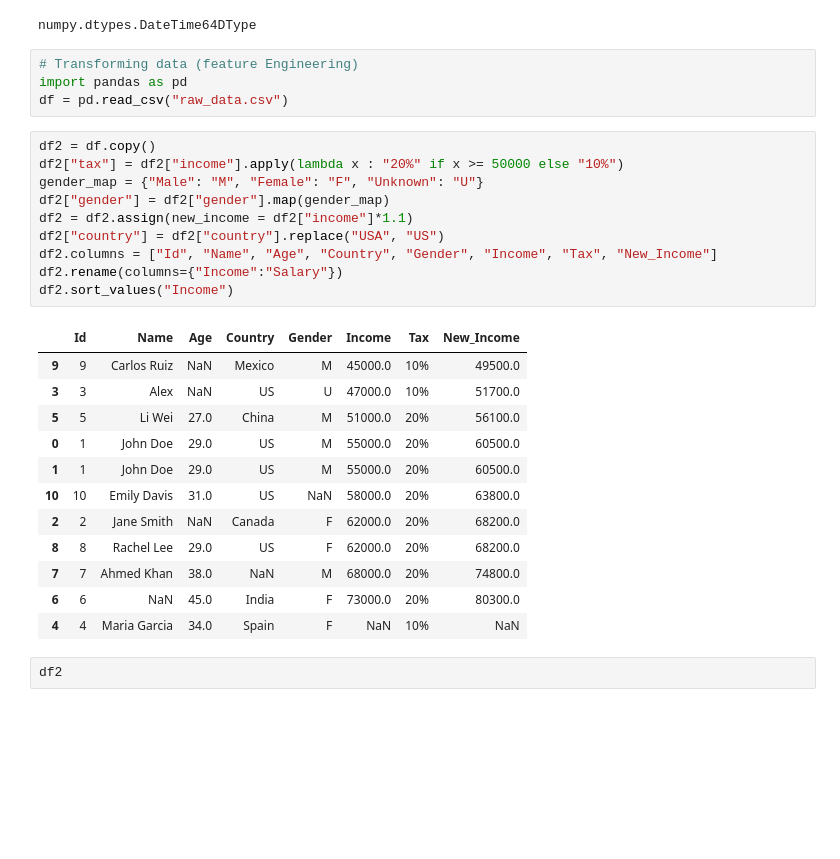
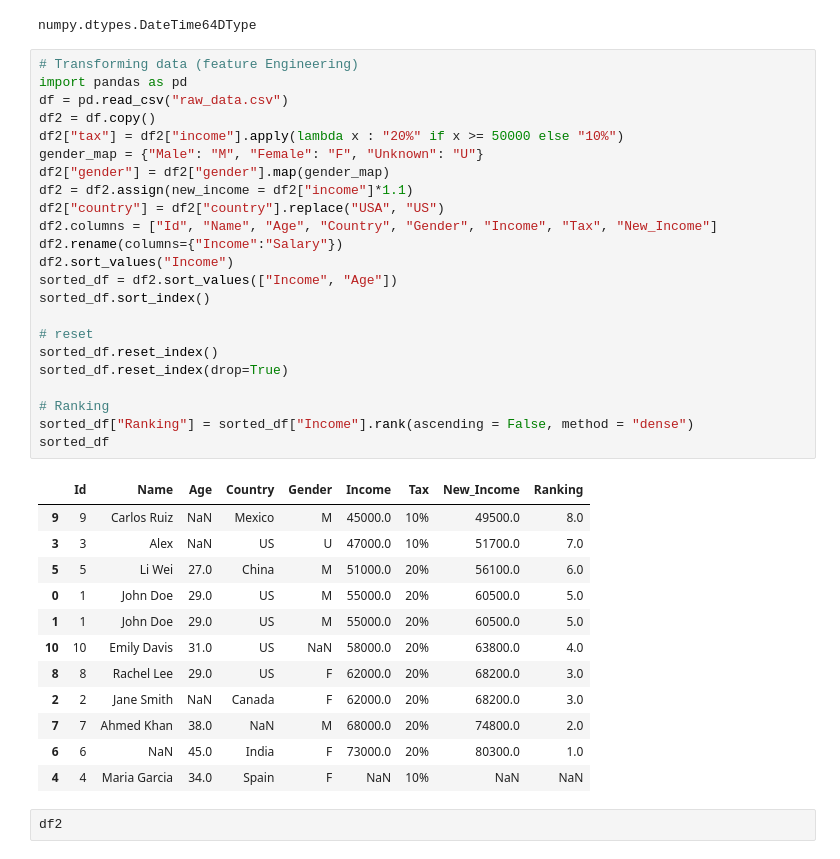
Before and after one commit to Rahul231098/Numpy-basics, a Jupyter notebook: Pandas_tutorial.ipynb, the cells around one changed output. Drawn from its saved outputs; the diff is of its cells as text; blank space fills up the shorter version.

Commit message:
Reset, Ranking, example task, grouping and aggrigation

```diff
--- a/Pandas_tutorial.ipynb
+++ b/Pandas_tutorial.ipynb
@@ -600,33 +600,42 @@ date_str = pd.Series([pd.to_datetime("2026-12-31")])
 type(date_str.dtype)
 # %% [output]
 numpy.dtypes.DateTime64DType
-# %%
-# Transforming data (feature Engineering)
-import pandas as pd
-df = pd.read_csv("raw_data.csv")
 # %%
+# Transforming data (feature Engineering)
+import pandas as pd
+df = pd.read_csv("raw_data.csv")
 df2 = df.copy()
 df2["tax"] = df2["income"].apply(lambda x : "20%" if x >= 50000 else "10%")
 gender_map = {"Male": "M", "Female": "F", "Unknown": "U"}
 df2["gender"] = df2["gender"].map(gender_map)
 df2 = df2.assign(new_income = df2["income"]*1.1)
 df2["country"] = df2["country"].replace("USA", "US")
 df2.columns = ["Id", "Name", "Age", "Country", "Gender", "Income", "Tax", "New_Income"]
 df2.rename(columns={"Income":"Salary"})
 df2.sort_values("Income")
+sorted_df = df2.sort_values(["Income", "Age"])
+sorted_df.sort_index()
+
+# reset
+sorted_df.reset_index()
+sorted_df.reset_index(drop=True)
+
+# Ranking
+sorted_df["Ranking"] = sorted_df["Income"].rank(ascending = False, method = "dense")
+sorted_df
 # %% [output]
-|  | Id | Name | Age | Country | Gender | Income | Tax | New_Income |
-| 9 | 9 | Carlos Ruiz | NaN | Mexico | M | 45000.0 | 10% | 49500.0 |
-| 3 | 3 | Alex | NaN | US | U | 47000.0 | 10% | 51700.0 |
-| 5 | 5 | Li Wei | 27.0 | China | M | 51000.0 | 20% | 56100.0 |
-| 0 | 1 | John Doe | 29.0 | US | M | 55000.0 | 20% | 60500.0 |
-| 1 | 1 | John Doe | 29.0 | US | M | 55000.0 | 20% | 60500.0 |
-| 10 | 10 | Emily Davis | 31.0 | US | NaN | 58000.0 | 20% | 63800.0 |
-| 2 | 2 | Jane Smith | NaN | Canada | F | 62000.0 | 20% | 68200.0 |
-| 8 | 8 | Rachel Lee | 29.0 | US | F | 62000.0 | 20% | 68200.0 |
-| 7 | 7 | Ahmed Khan | 38.0 | NaN | M | 68000.0 | 20% | 74800.0 |
-| 6 | 6 | NaN | 45.0 | India | F | 73000.0 | 20% | 80300.0 |
-| 4 | 4 | Maria Garcia | 34.0 | Spain | F | NaN | 10% | NaN |
+|  | Id | Name | Age | Country | Gender | Income | Tax | New_Income | Ranking |
+| 9 | 9 | Carlos Ruiz | NaN | Mexico | M | 45000.0 | 10% | 49500.0 | 8.0 |
+| 3 | 3 | Alex | NaN | US | U | 47000.0 | 10% | 51700.0 | 7.0 |
+| 5 | 5 | Li Wei | 27.0 | China | M | 51000.0 | 20% | 56100.0 | 6.0 |
+| 0 | 1 | John Doe | 29.0 | US | M | 55000.0 | 20% | 60500.0 | 5.0 |
+| 1 | 1 | John Doe | 29.0 | US | M | 55000.0 | 20% | 60500.0 | 5.0 |
+| 10 | 10 | Emily Davis | 31.0 | US | NaN | 58000.0 | 20% | 63800.0 | 4.0 |
+| 8 | 8 | Rachel Lee | 29.0 | US | F | 62000.0 | 20% | 68200.0 | 3.0 |
+| 2 | 2 | Jane Smith | NaN | Canada | F | 62000.0 | 20% | 68200.0 | 3.0 |
+| 7 | 7 | Ahmed Khan | 38.0 | NaN | M | 68000.0 | 20% | 74800.0 | 2.0 |
+| 6 | 6 | NaN | 45.0 | India | F | 73000.0 | 20% | 80300.0 | 1.0 |
+| 4 | 4 | Maria Garcia | 34.0 | Spain | F | NaN | 10% | NaN | NaN |
 # %%
 df2
 # %% [output]
```
Also changed, not shown: parts of 6 cells of this notebook.
